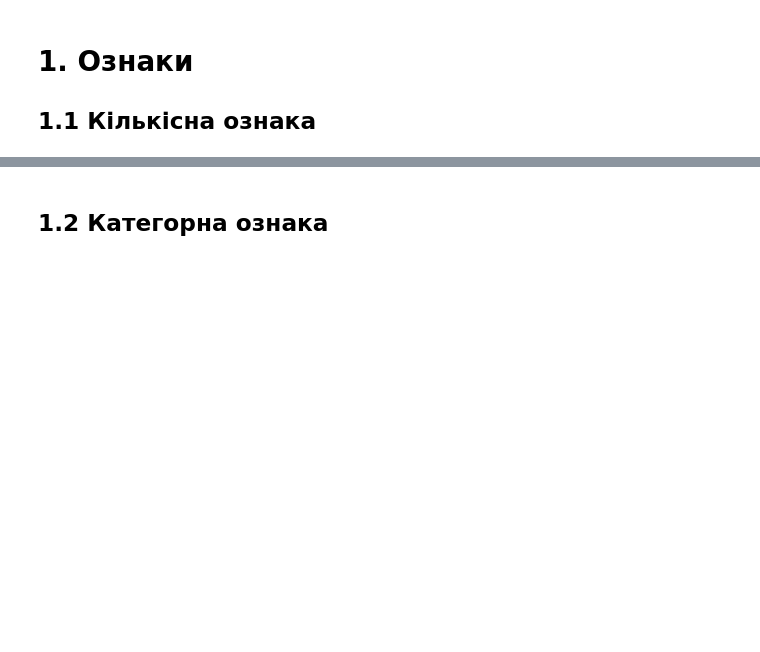
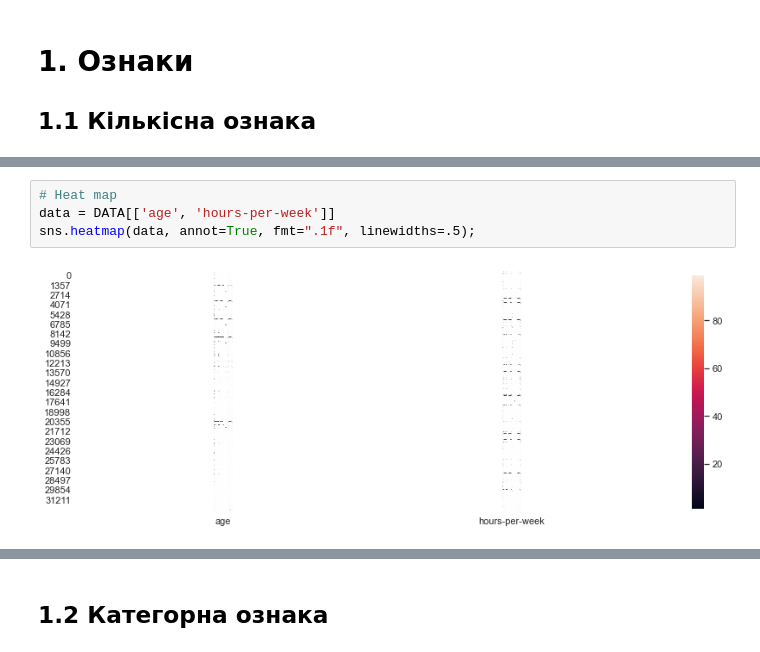
Before and after one commit to sr-Michelin/Python_Lessons, a Jupyter notebook: +++FOR WORK/DS/L-2 VISULIZATION/Lesson_2.ipynb, the cells around one changed output, grey strips where cells are left out. Drawn from its saved outputs; the diff is of its cells as text; blank space fills up the shorter version.

```diff
--- a/+++FOR WORK/DS/L-2 VISULIZATION/Lesson_2.ipynb
+++ b/+++FOR WORK/DS/L-2 VISULIZATION/Lesson_2.ipynb
@@ -38,3 +48,9 @@ Text(0, 0.5, 'Probability')
+# %%
+# Heat map
+data = DATA[['age', 'hours-per-week']]
+sns.heatmap(data, annot=True, fmt=".1f", linewidths=.5);
+# %% [output]
+[figure, added]
 # %%
 # "Ящик із вусами (медіана, квартилі, межі інтерквартильного розмаху = 1.5 * відстань Q_25, Q_75; викиди- точки за вусами)"
 sns.boxplot(x = DATA['age']);
```
Also changed, not shown: parts of 12 cells of this notebook, 6 other files.
